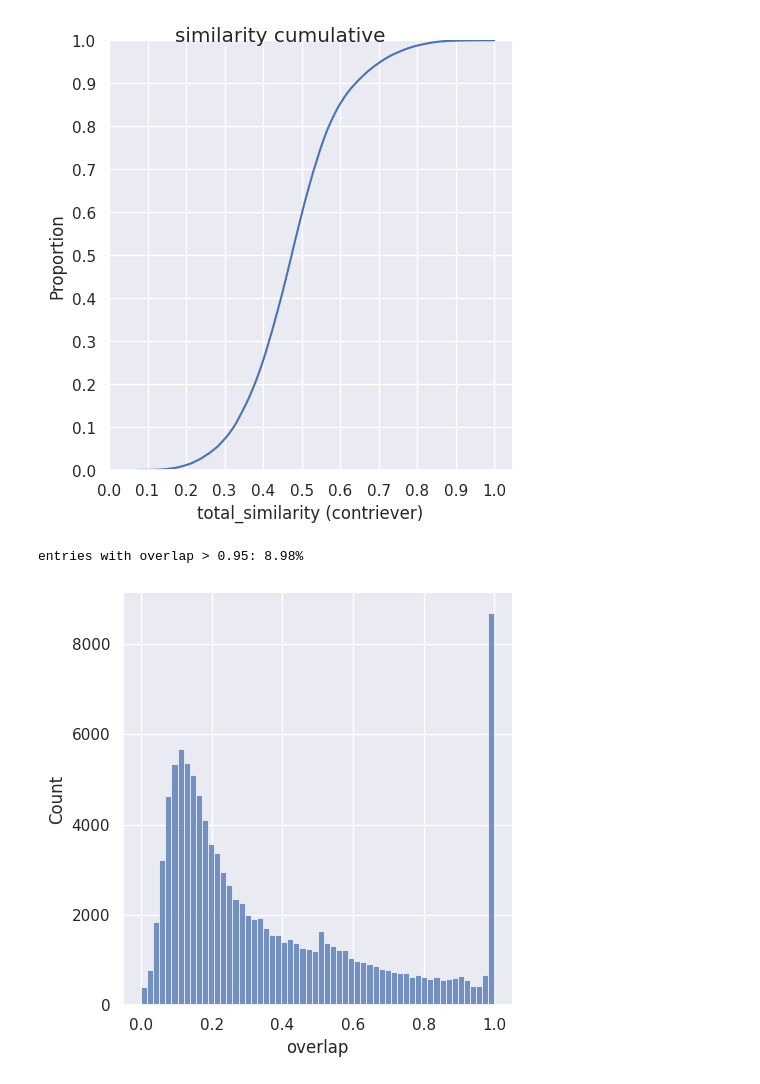
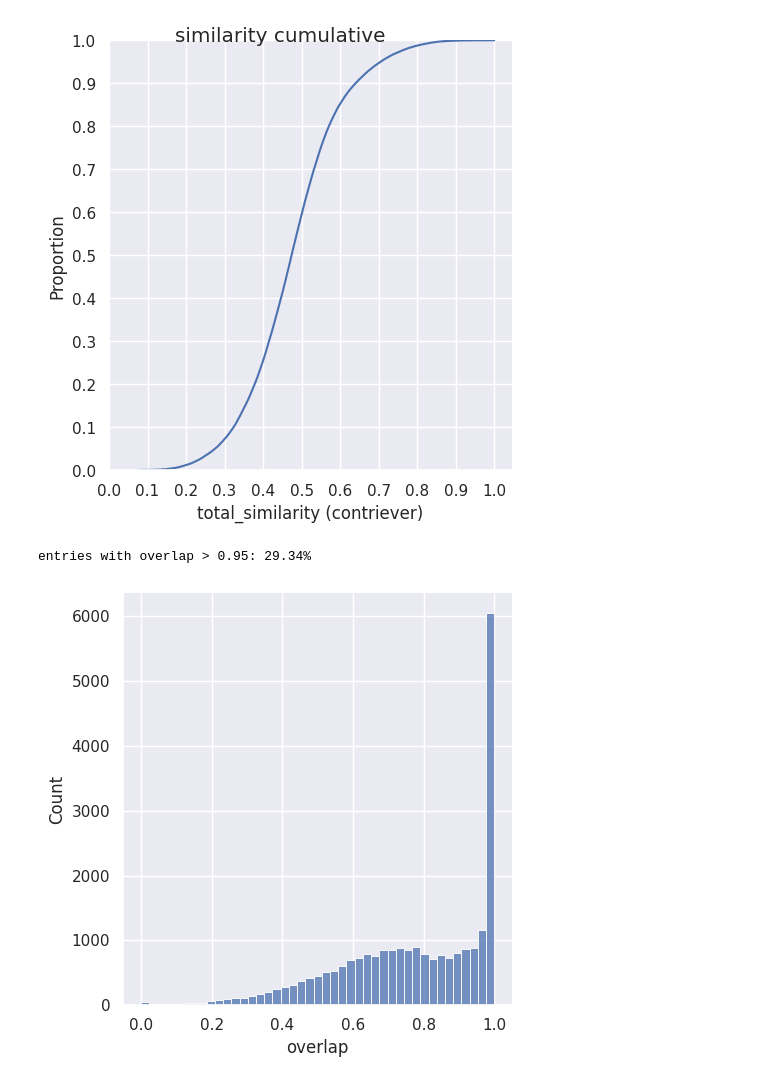
Before and after one commit to andreaskoepf/laion_sum_data, a Jupyter notebook: quality_check.ipynb, the cells around one changed output. Drawn from its saved outputs; the diff is of its cells as text; code cells hidden in the pictures.

Commit message:
compute sum(matching_blocks.size)/len(summary)

```diff
--- a/quality_check.ipynb
+++ b/quality_check.ipynb
@@ -87,8 +87,8 @@ def token_counts(column, k=1000):
 
 batch_size = 512
 
-#n = 10000
-n = len(df)
+n = 25000
+#n = len(df)
 
 if n < len(df):
     sample_df = df.sample(n=n, random_state=4269, replace=False)
@@ -130,27 +130,30 @@ scores(108599): min: 0.0744; max: 1.0000; mean: 0.4783; median: 0.4741;
 [figure]
 [figure]
 # %%
-# search beginning of text in summary and determine how much text matches (takes some time to evaluate)
+# search beginning of text in summary and determine how much text matches
 import difflib
 
 text = df['text']
 summary = df['summary']
 
-def seq_match(a, b):
-    s = difflib.SequenceMatcher(None, a, b, autojunk=False)
-    match = s.find_longest_match(0, min(len(a), 1500), 0, len(b))
-    return match.size
+def summary_copy_ratio(text, summary):
+    text = text[:1750]
+    s = difflib.SequenceMatcher(None, text, summary, autojunk=False)
+    blocks = s.get_matching_blocks()
+    total_match = sum(b.size for b in blocks)
+    return total_match / len(summary)
 
-y = sample_df.apply(lambda x: seq_match(x['text'], x['summary']), axis=1)
-sum_lens = sample_df['summary'].map(lambda x: len(x))
-sample_df['overlap'] = y / sum_lens
+sample_df['overlap'] = sample_df.apply(lambda x: summary_copy_ratio(x['text'], x['summary']), axis=1)
 # %%
+import seaborn as sns
+sns.set_theme()
+
 sns.displot(sample_df['overlap'])
 hi_overlap = (sample_df['overlap'] > 0.95)
 print(f'entries with overlap > 0.95: {hi_overlap.sum()/len(sample_df):.2%}')
 # %% [output]
-entries with overlap > 0.95: 8.98%
+entries with overlap > 0.95: 29.34%
-[figure, old version]
+[figure, new version]
 # %%
 # show some examples for different similiary score values
 from IPython.display import Markdown, display
```
Also changed, not shown: parts of 1 cell of this notebook.
